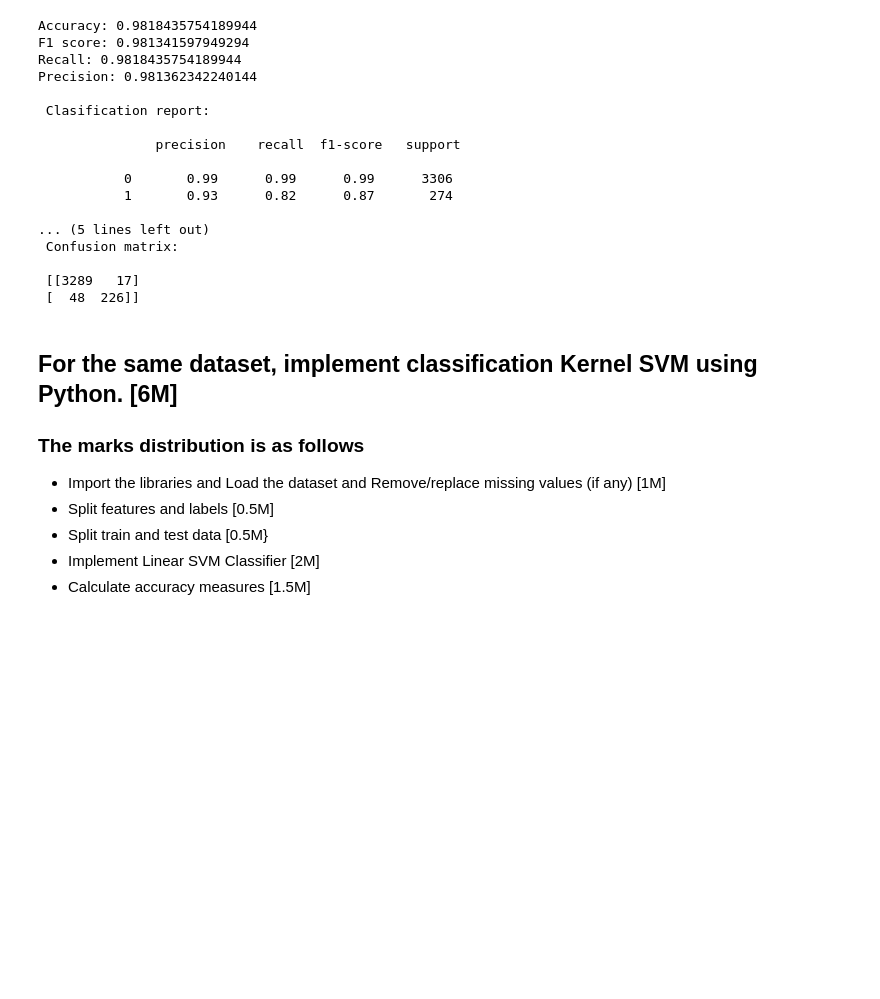
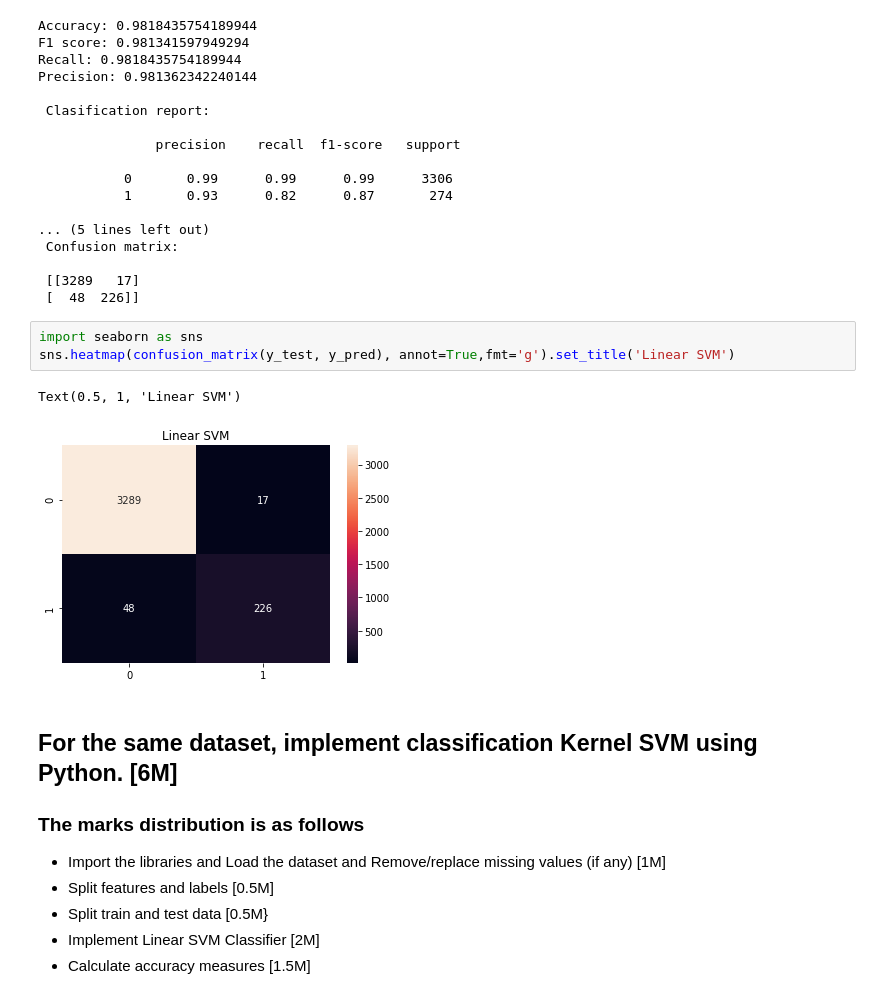
Before and after one commit to guptha23/machine_learning_assignment, a Jupyter notebook: assignment.ipynb, the cells around one changed output. Drawn from its saved outputs; the diff is of its cells as text; blank space fills up the shorter version.

```diff
--- a/assignment.ipynb
+++ b/assignment.ipynb
@@ -322,6 +331,12 @@ Precision: 0.981362342240144
 
  [[3289   17]
  [  48  226]]
+# %%
+import seaborn as sns
+sns.heatmap(confusion_matrix(y_test, y_pred), annot=True,fmt='g').set_title('Linear SVM')
+# %% [output]
+Text(0.5, 1, 'Linear SVM')
+[figure, added]
 # %% [markdown]
 ## For the same dataset, implement classification Kernel SVM using Python. [6M]
 
```
Also changed, not shown: parts of 12 cells of this notebook, 1 other file.
